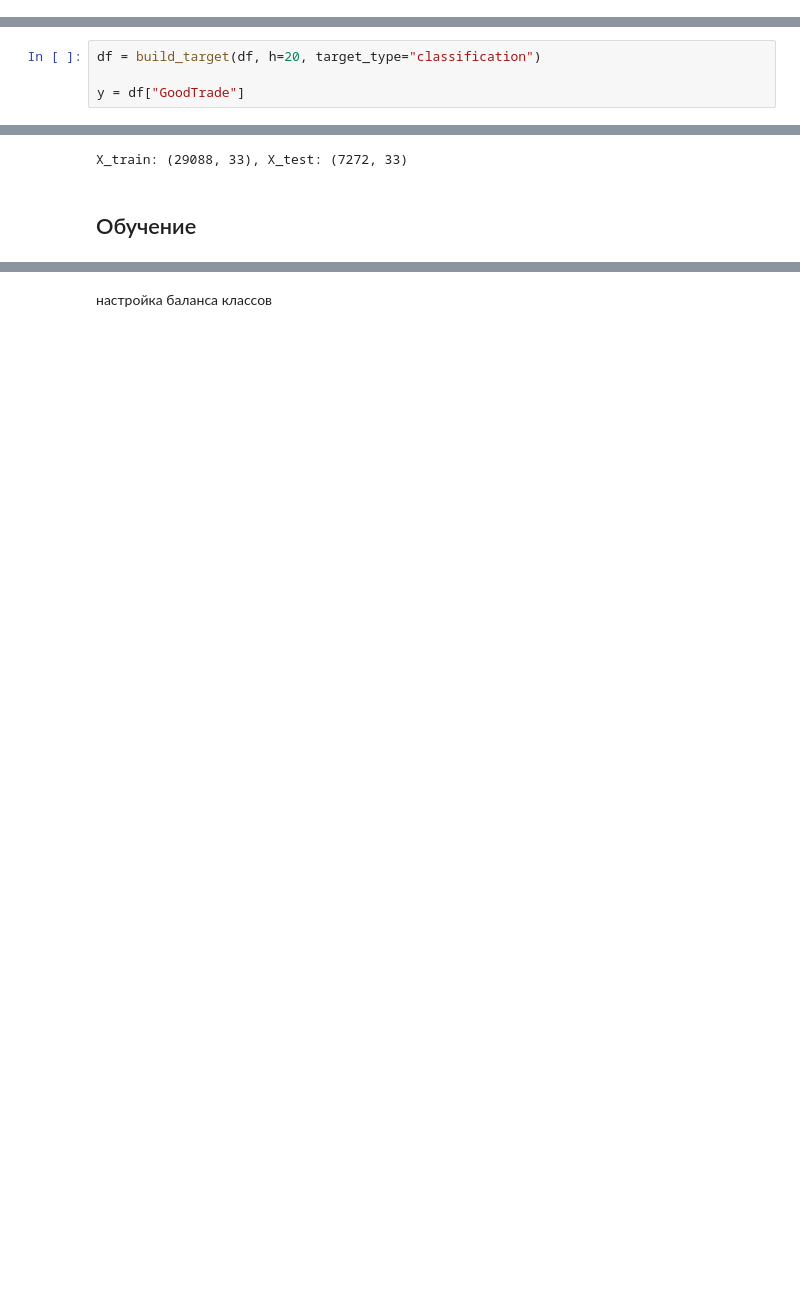
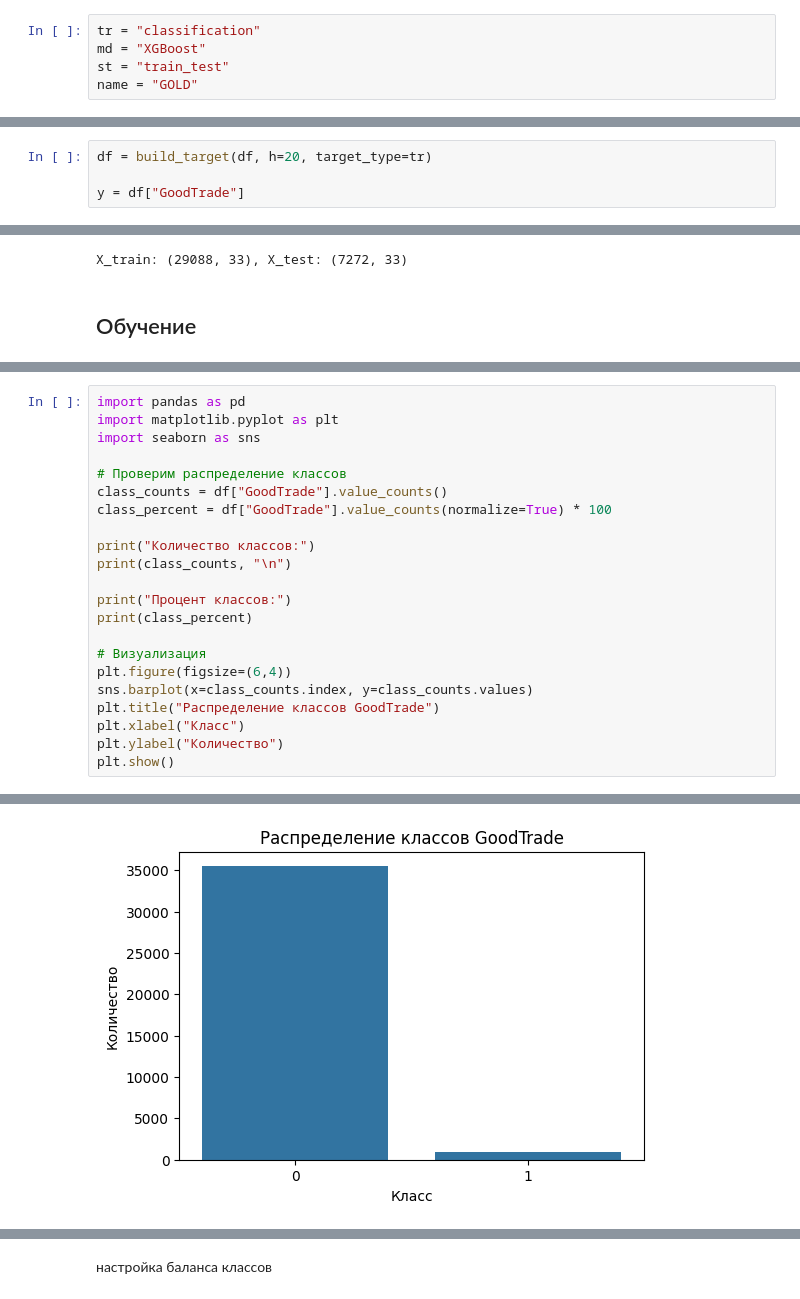
Before and after one commit to Trading-Chaos/Trading-Choas, a Jupyter notebook: src/model_zoo/boosting/XGBoost.ipynb, the cells around one changed output, grey strips where cells are left out. Drawn from its saved outputs; the diff is of its cells as text; blank space fills up the shorter version.

```diff
--- a/src/model_zoo/boosting/XGBoost.ipynb
+++ b/src/model_zoo/boosting/XGBoost.ipynb
@@ -4,6 +4,11 @@
 это реализация градиентного бустинга над деревьями решений с регуляризацией, которая последовательно добавляет новые деревья, уменьшая ошибку предыдущих и тем самым строя сильную модель из множества слабых.
 # %% [markdown]
 ## Предобработка
+# %%
+tr = "classification"
+md = "XGBoost"
+st = "train_test"
+name = "GOLD"
 # %%
 import sys, os
 sys.path.append(os.path.abspath("../.."))
@@ -16,7 +20,7 @@ df: pd.DataFrame = pd.read_csv(f"/Users/side/Desktop/Trading Chaos AI/df/clean_d
 # %%
 df = preprocess_dataset(df)
 # %%
-df = build_target(df, h=20, target_type="classification")
+df = build_target(df, h=20, target_type=tr)
 
 y = df["GoodTrade"]
 # %%
@@ -29,0 +40,23 @@ X_train: (29088, 33), X_test: (7272, 33)
+# %%
+import pandas as pd
+import matplotlib.pyplot as plt
+import seaborn as sns
+
+# Проверим распределение классов
+class_counts = df["GoodTrade"].value_counts()
+class_percent = df["GoodTrade"].value_counts(normalize=True) * 100
+
+print("Количество классов:")
+print(class_counts, "\n")
+
+print("Процент классов:")
+print(class_percent)
+
+# Визуализация
+plt.figure(figsize=(6,4))
+sns.barplot(x=class_counts.index, y=class_counts.values)
+plt.title("Распределение классов GoodTrade")
+plt.xlabel("Класс")
+plt.ylabel("Количество")
+plt.show()
+# %% [output]
@@ -30 +74,2 @@ X_train: (29088, 33), X_test: (7272, 33)
+[figure, added]
 # %%
```
Also changed, not shown: parts of 16 cells of this notebook, 2 other files.
